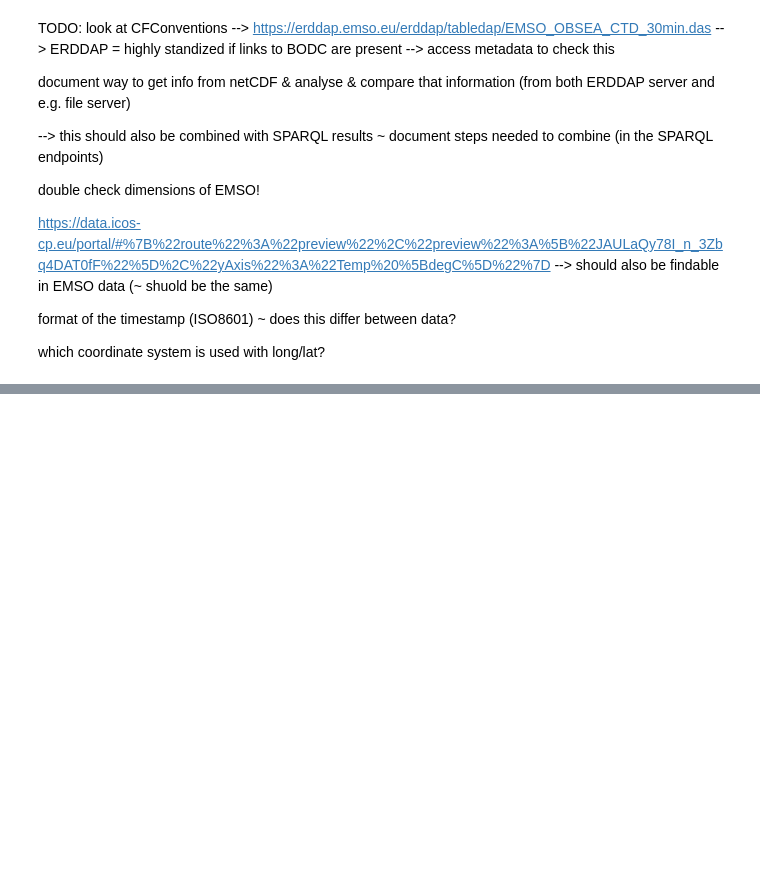
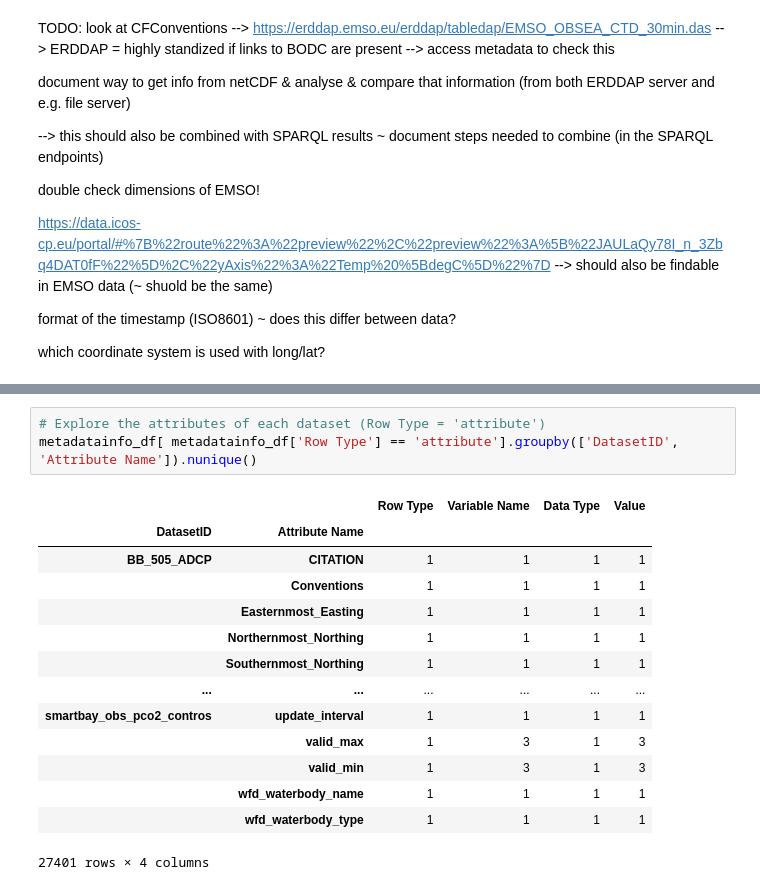
Before and after one commit to vliz-be-opsci/george-analysis, a Jupyter notebook: notebooks/interop_emso_erddap_service.ipynb, the cells around one changed output, grey strips where cells are left out. Drawn from its saved outputs; the diff is of its cells as text; blank space fills up the shorter version.

```diff
--- a/notebooks/interop_emso_erddap_service.ipynb
+++ b/notebooks/interop_emso_erddap_service.ipynb
@@ -497,0 +626,18 @@ which coordinate system is used with long/lat?
+# %%
+# Explore the attributes of each dataset (Row Type = 'attribute')
+metadatainfo_df[ metadatainfo_df['Row Type'] == 'attribute'].groupby(['DatasetID', 'Attribute Name']).nunique()
+# %% [output]
+|  |  | Row Type | Variable Name | Data Type | Value |
+| DatasetID | Attribute Name |  |  |  |  |
+| BB_505_ADCP | CITATION | 1 | 1 | 1 | 1 |
+|  | Conventions | 1 | 1 | 1 | 1 |
+|  | Easternmost_Easting | 1 | 1 | 1 | 1 |
+|  | Northernmost_Northing | 1 | 1 | 1 | 1 |
+|  | Southernmost_Northing | 1 | 1 | 1 | 1 |
+| ... | ... | ... | ... | ... | ... |
+| smartbay_obs_pco2_contros | update_interval | 1 | 1 | 1 | 1 |
+|  | valid_max | 1 | 3 | 1 | 3 |
+|  | valid_min | 1 | 3 | 1 | 3 |
+|  | wfd_waterbody_name | 1 | 1 | 1 | 1 |
+|  | wfd_waterbody_type | 1 | 1 | 1 | 1 |
+27401 rows × 4 columns
```
Also changed, not shown: parts of 7 cells of this notebook, 14 other files.
